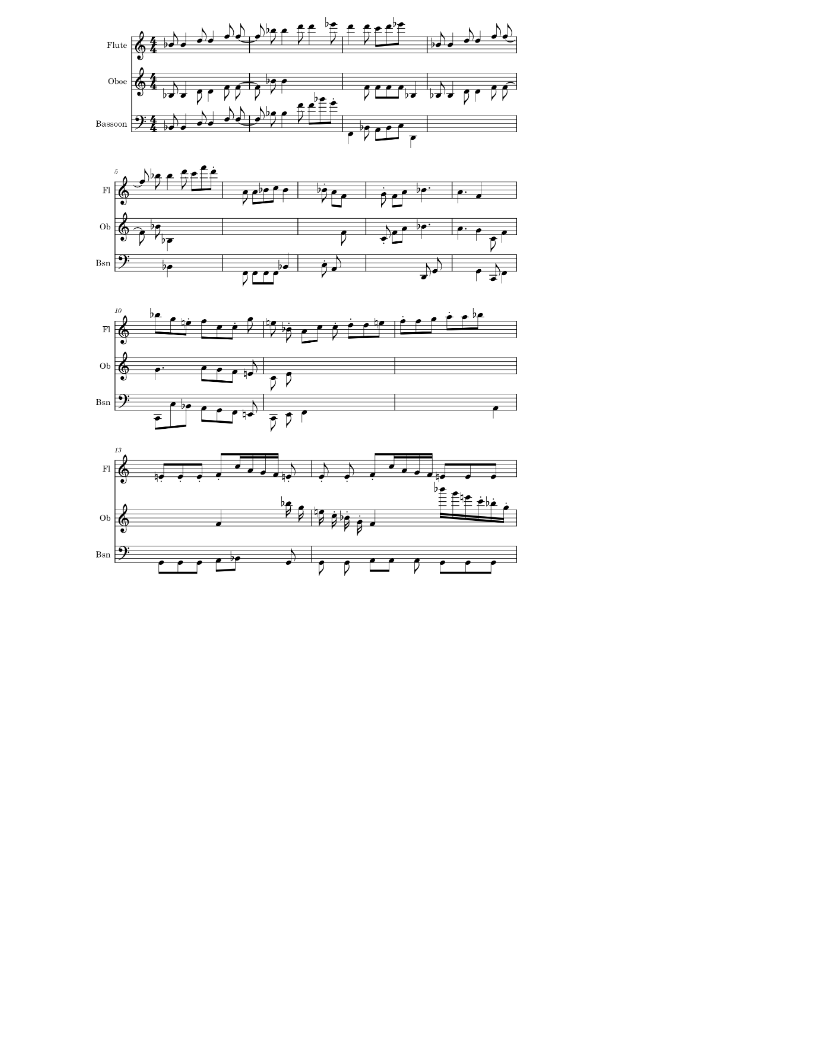
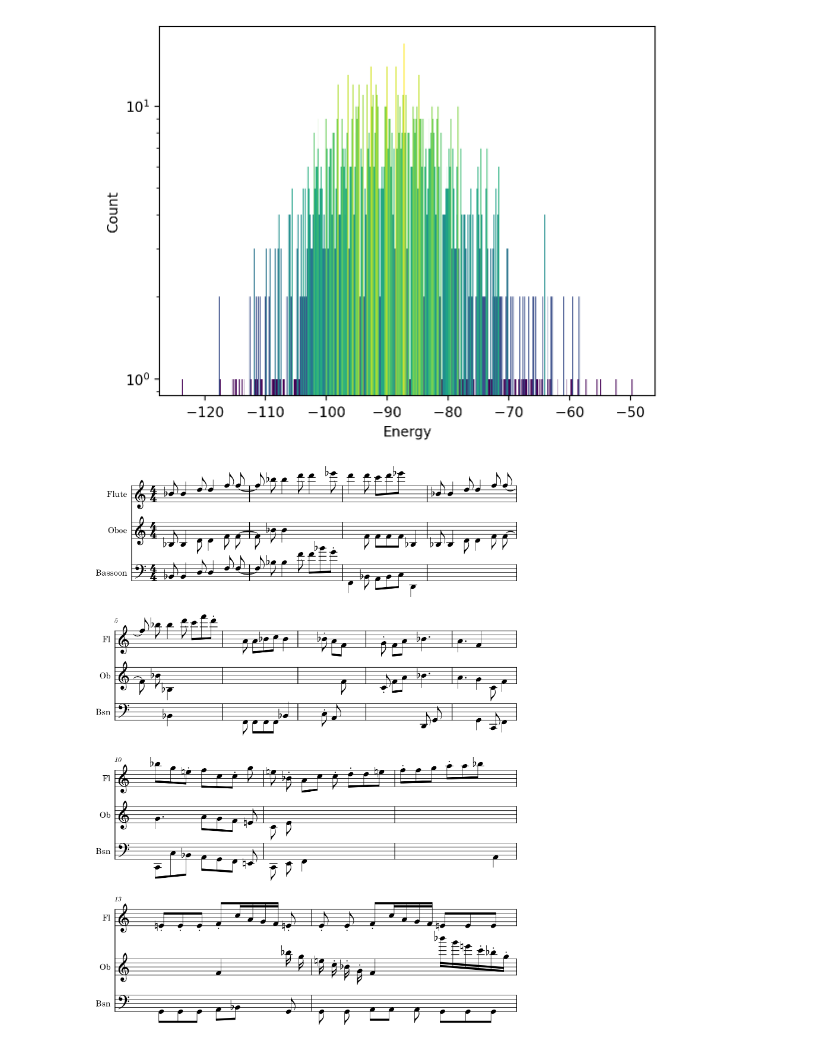
Before and after one commit to KirbyZX/PHYS4213, a Jupyter notebook: Code/QIRBEE.ipynb, the cells around one changed output. Saved outputs shown, nothing was run; the diff lists cells and outputs as text; code cells hidden in the pictures; blank space fills up the shorter version.

```diff
--- a/Code/QIRBEE.ipynb
+++ b/Code/QIRBEE.ipynb
@@ -29,10 +29,12 @@ sampler = FixedEmbeddingComposite(DWaveSampler(), embedding)
 # %%
 bqm = createBQM(G, phrases, instruments, 6, 6, 1)
 r = 1500
 cs = 25
 at = 250
 sampleset = sampler.sample(bqm, num_reads=r, chain_strength=cs, annealing_time=at,label=f"Haydn_{r}_{cs}_{at}us")
-#plotHistogram(sampleset.to_pandas_dataframe(True))
+plotHistogram(sampleset.to_pandas_dataframe(True))
+# %% [output]
+[figure, added]
 # %%
 #plotSampleGraph(sampleset.first.sample, G, instruments)
 arr = plotArrangement(sampleset.first.sample, phrases, instruments, "test.mid")
```
Also changed, not shown: parts of 1 cell of this notebook, 3 other files.
